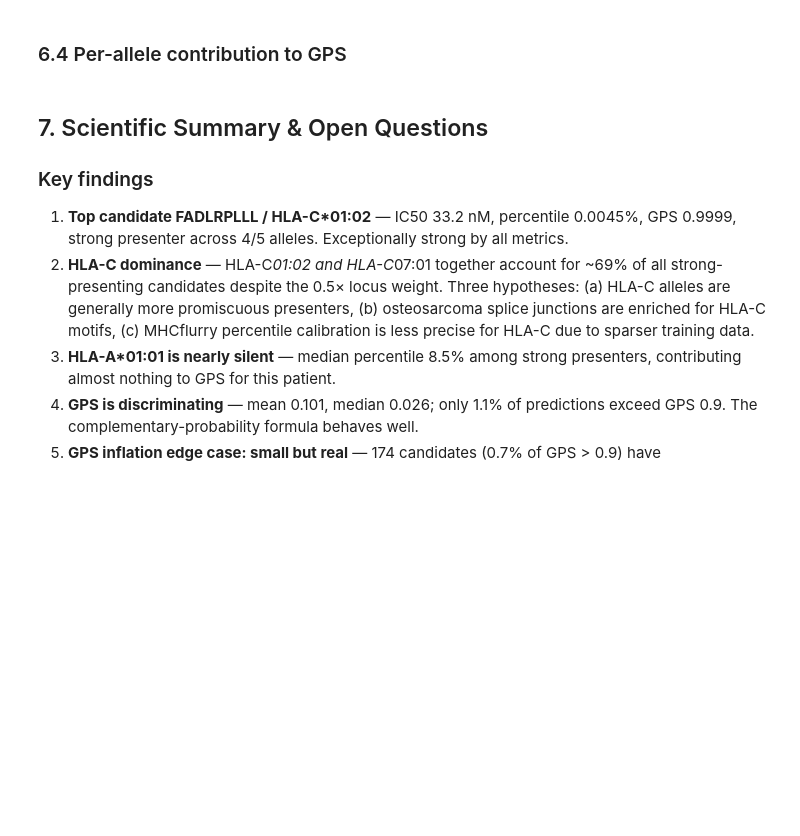
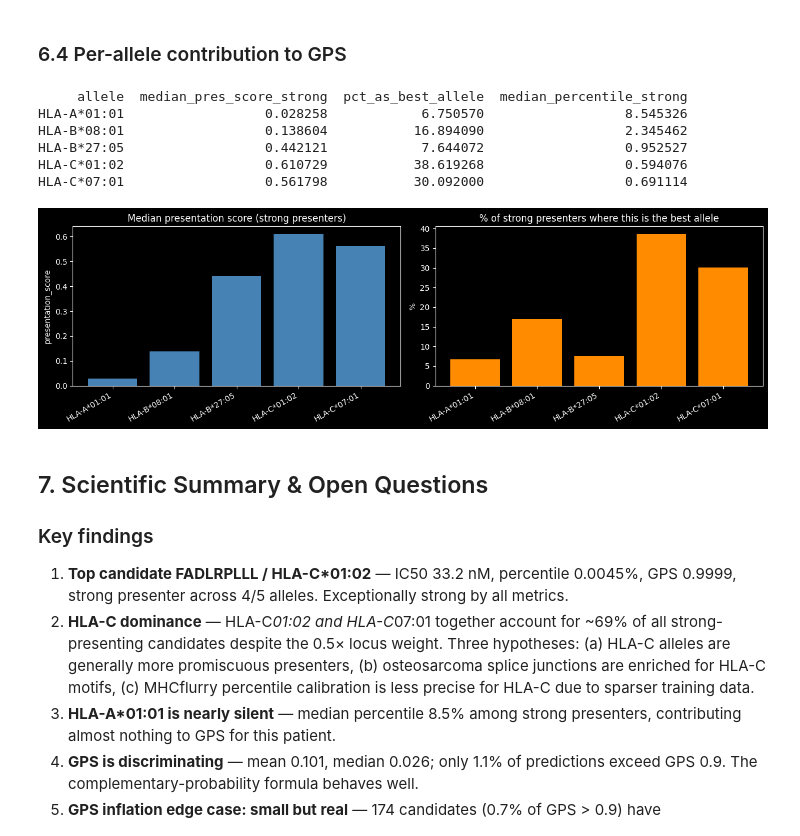
Before and after one commit to Jin-HoMLee/splice-neoepitope-pipeline, a Jupyter notebook: research/notebooks/patient_002_results.ipynb, the cells around one changed output. Cells and saved outputs as stored; diff of their text form; code cells hidden in the pictures; blank space fills up the shorter version.

```diff
--- a/research/notebooks/patient_002_results.ipynb
+++ b/research/notebooks/patient_002_results.ipynb
@@ -11,15 +11,34 @@
 > **Caveat (from Developer standup 2026-04-26):** No matched normal sample was available for this run. All 58,914 unannotated junctions are labeled `tumor_exclusive` by default, but this label is less stringent than for patient_001 — germline variants and tissue-specific splicing are not filtered out. Interpret candidates with this limitation in mind.
 # %%
 import subprocess
-import io
+import os
 import pandas as pd
 import matplotlib.pyplot as plt
 import matplotlib.ticker as mticker
 
 BUCKET = "gs://splice-neoepitope-project/results/patient_002"
+CACHE_DIR = "/tmp/splice-neoepitope-cache/patient_002"
 
-def gcs_read_tsv(path):
-    result = subprocess.run(["gsutil", "cat", path], capture_output=True, text=True, check=True)
-    return pd.read_csv(io.StringIO(result.stdout), sep="\t")
+def gcs_read_tsv_cached(path):
+    filename = os.path.basename(path)
+    local_path = os.path.join(CACHE_DIR, filename)
+    os.makedirs(CACHE_DIR, exist_ok=True)
+    if not os.path.exists(local_path):
+        # parallel_process_count=1 avoids the macOS gsutil fork bug
+        # (https://bugs.python.org/issue33725) — multithreading still active.
+        # Write to .tmp then rename atomically so a partial download can't
+        # poison the cache.
+        tmp_path = local_path + ".tmp"
+        try:
+            subprocess.run(
+                ["gsutil", "-o", "GSUtil:parallel_process_count=1", "cp", path, tmp_path],
+                check=True,
+            )
+            os.rename(tmp_path, local_path)
+        except Exception:
+            if os.path.exists(tmp_path):
+                os.remove(tmp_path)
+            raise
+    return pd.read_csv(local_path, sep="\t")
 
 print("Setup complete.")
@@ -132,7 +152,7 @@ peptide
 
 Of 2,330,687 total peptide–allele predictions, how many clear the strong (≤ 0.5th percentile) and weak (≤ 2nd percentile) presentation thresholds?
 # %%
-pres = gcs_read_tsv(f"{BUCKET}/predictions/mhc_presentation.tsv")
+pres = gcs_read_tsv_cached(f"{BUCKET}/predictions/mhc_presentation.tsv")
 print(f"Total predictions loaded: {len(pres):,}")
 
 class_counts = pres["presentation_class"].value_counts().reindex(["strong", "weak", "non"], fill_value=0)
@@ -300,35 +354,43 @@ if len(inflated) > 0:
 # Derive alleles from column names — works across patients without modification
 alleles = sorted([c.replace("_presentation_score", "")
                   for c in pres.columns if c.endswith("_presentation_score")
-                  and not c.startswith("best")])
+                  and c.startswith("HLA-")])
 score_cols = [f"{a}_presentation_score" for a in alleles]
 pct_cols   = [f"{a}_presentation_percentile" for a in alleles]
 
 strong = pres[pres["presentation_class"] == "strong"]
 
 summary = pd.DataFrame({
     "allele": alleles,
     "median_pres_score_strong": [strong[c].median() for c in score_cols],
     "pct_as_best_allele": [
         (strong["best_allele"] == a).sum() / len(strong) * 100 for a in alleles
     ],
     "median_percentile_strong": [strong[c].median() for c in pct_cols],
 })
 print(summary.to_string(index=False))
 
 fig, axes = plt.subplots(1, 2, figsize=(13, 4))
 axes[0].bar(summary["allele"], summary["median_pres_score_strong"], color="steelblue")
 axes[0].set_title("Median presentation score (strong presenters)")
 axes[0].set_ylabel("presentation_score")
 axes[0].set_xticklabels(summary["allele"], rotation=30, ha="right")
 
 axes[1].bar(summary["allele"], summary["pct_as_best_allele"], color="darkorange")
 axes[1].set_title("% of strong presenters where this is the best allele")
 axes[1].set_ylabel("%")
 axes[1].set_xticklabels(summary["allele"], rotation=30, ha="right")
 
 plt.tight_layout()
 plt.show()
+# %% [output]
+     allele  median_pres_score_strong  pct_as_best_allele  median_percentile_strong
+HLA-A*01:01                  0.028258            6.750570                  8.545326
+HLA-B*08:01                  0.138604           16.894090                  2.345462
+HLA-B*27:05                  0.442121            7.644072                  0.952527
+HLA-C*01:02                  0.610729           38.619268                  0.594076
+HLA-C*07:01                  0.561798           30.092000                  0.691114
+[figure, added]
 # %% [markdown]
 ## 7. Scientific Summary & Open Questions
 
```
Also changed, not shown: parts of 8 cells of this notebook, 1 other file.
